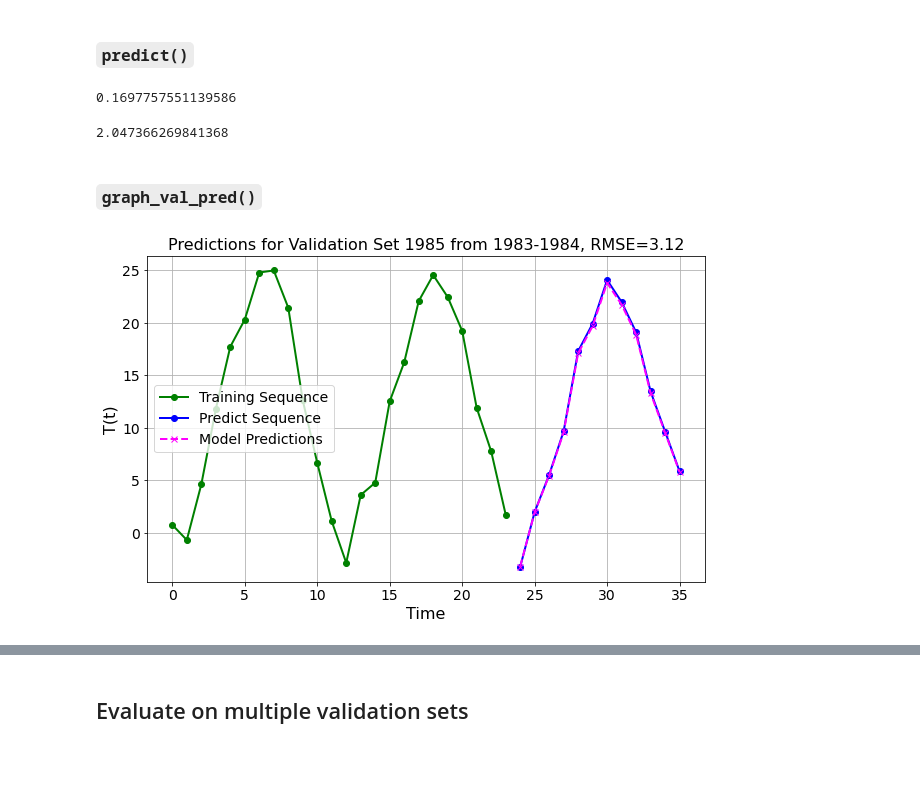
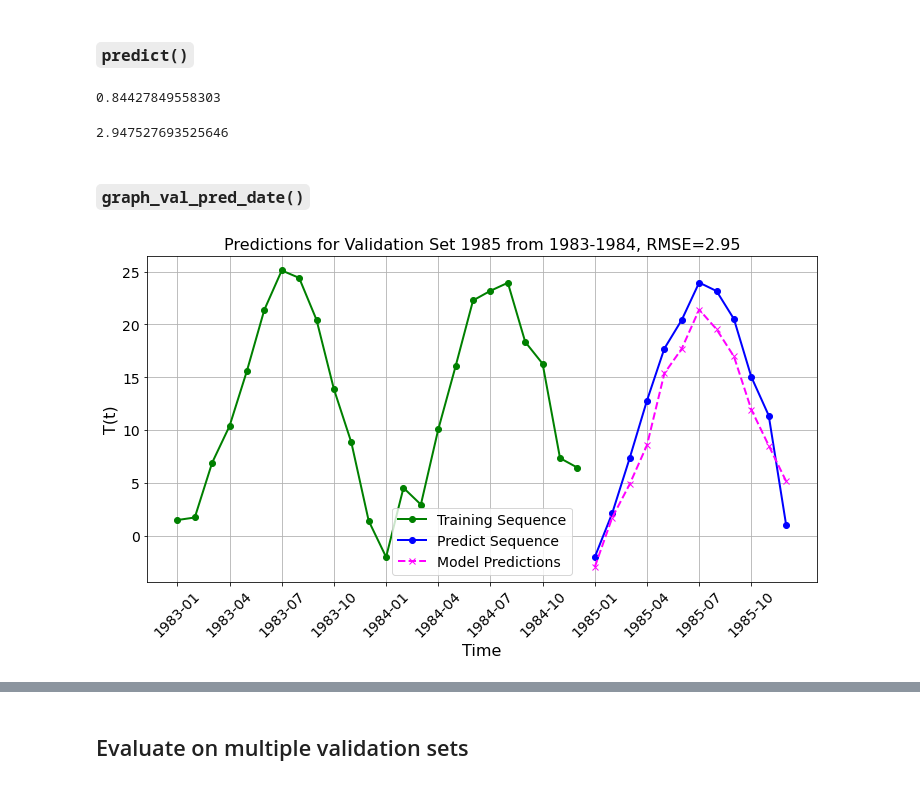
Before and after one commit to jrf343/RNN, a Jupyter notebook: Philly_Temp_RNN_testing_AP.ipynb, the cells around one changed output, grey strips where cells are left out. Cells and saved outputs as stored; diff of their text form; code cells hidden in the pictures; blank space fills up the shorter version.

```diff
--- a/Philly_Temp_RNN_testing_AP.ipynb
+++ b/Philly_Temp_RNN_testing_AP.ipynb
@@ -157,15 +159,14 @@ def make_RNN(X_inp, fcl_size, output_size, act_func="tanh"):
     from LossFunctions.SquaredError import SquaredError
 
     IL = InputLayer(X_inp)
-    FCLU = FullyConnectedLayer(X_inp.shape[1], fcl_size)
+    FCLU = FullyConnectedLayer(X_inp.shape[1], fcl_size, random=False, randstate=0)
     if act_func == "relu":
         ACT1 = ReLULayer()
     else:
         ACT1 = TanhLayer()
 
-    ACT1 = TanhLayer()
-    FCLW = FullyConnectedLayer(fcl_size, fcl_size,)
-    FCLV = FullyConnectedLayer(fcl_size, output_size)
+    FCLW = FullyConnectedLayer(fcl_size, fcl_size, random=False, randstate=1)
+    FCLV = FullyConnectedLayer(fcl_size, output_size, random=False, randstate=2)
     ACT2 = LinearLayer()
     SE = SquaredError()
 
@@ -314,6 +385,9 @@ plt.show()
 # %%
 lr = 0.0001
-num_epochs = 22
-rnn = make_RNN(X_inp = X, fcl_size=22, output_size=y.shape[0]) # Have to reinitialize
-training_results = train_RNN_inplace(rnn, X, y, learning_rate=lr, epochs=num_epochs)
-# training_results
+# num_epochs = 22
+rnn_tanh_1980_opt = make_RNN(X_inp = X, fcl_size=20, output_size=y.shape[0]) # Have to reinitialize
+
+print(f"Check weights consistent:")
+for fcl in ["FCLU", "FCLW", "FCLV"]:
+    print(f"{fcl}", rnn_tanh_1980_22e[fcl].getWeights()[:3, :3],)
+    print()
@@ -361,27 +468,29 @@ def predict(model, X_inp, y_inp):
 
     return y_pred, rmse
 # %%
-y_pred_train, rmse_train = predict(rnn, X, y)
+y_pred_train, rmse_train = predict(rnn_tanh_1980_opt, X, y)
 rmse_train
 # %% [output]
-0.1697757551139586
+0.84427849558303
 # %%
 X_val, y_val = train_test_split(df_slice_val, 24)
 
 y_pred_val, rmse_val = predict(rnn, X_val, y_val)
 rmse_val
 # %% [output]
-2.047366269841368
+2.947527693525646
 # %% [markdown]
-### `graph_val_pred()`
+### `graph_val_pred_date()`
 # %%
-def graph_val_pred(X_inp, y_inp, y_pred_inp, RMSE_inp, year_start):
-    fig, ax = plt.subplots(figsize=(10, 6))
-    t_vals_x = np.arange(len(X_inp))
-    t_vals_y = np.arange(len(X_inp), len(X_inp)+len(y_inp))
+def graph_val_pred_date(df_slice_inp, X_inp, y_inp, y_pred_inp, RMSE_inp, year_start):
+    fig, ax = plt.subplots(figsize=(12, 6))
+    # t_vals_x = np.arange(len(X_inp))
+    t_vals_x = df_slice_inp.iloc[:len(X_inp), :]["date"].dt.strftime('%Y-%m')
+    # t_vals_y = np.arange(len(X_inp), len(X_inp)+len(y_inp))
+    t_vals_y = df_slice_inp.iloc[len(X_inp):(len(X_inp)+len(y_inp)), :]["date"].dt.strftime('%Y-%m')
 
-    ax.plot(t_vals_x, X.flatten(), color="green", linestyle="solid", label="Training Sequence", linewidth=2, marker="o")
-    ax.plot(t_vals_y, y.flatten(), color="blue", linestyle="solid", label="Predict Sequence", linewidth=2, marker="o")
+    ax.plot(t_vals_x, X_inp.flatten(), color="green", linestyle="solid", label="Training Sequence", linewidth=2, marker="o")
+    ax.plot(t_vals_y, y_inp.flatten(), color="blue", linestyle="solid", label="Predict Sequence", linewidth=2, marker="o")
 
 
     ax.plot(t_vals_y, y_pred_inp.flatten(), color = "magenta", linestyle="dashed", label=f"Model Predictions", linewidth=2, marker="x")
@@ -391,14 +500,20 @@ def graph_val_pred(X_inp, y_inp, y_pred_inp, RMSE_inp, year_start):
     ax.set_ylabel("T(t)", fontsize=16)
     ax.set_title(f"Predictions for Validation Set {year_start+2} from {year_start}-{year_start+1}, RMSE={RMSE_inp:.2f}",
                 fontsize=16)
+    new_xticks = (df_slice_inp["date"].dt.strftime('%Y-%m')
+                  .iloc[list(range(0, len(df_slice_inp), 3))] # 3 month intervals
+    )
+    ax.set_xticks(new_xticks, rotation=45)
     ax.tick_params(axis="x", labelsize=14)
     ax.tick_params(axis="y", labelsize=14)
     ax.legend(fontsize=14)
     ax.grid()
-    # plt.show()
 
-    return fig
+    plt.xticks(rotation=45)
+    plt.show()
+
+    return fig, ax
 # %%
-foo = graph_val_pred(X_val, y_val, y_pred_val, rmse_val, 1983)
+fig_val, ax_val = graph_val_pred_date(df_slice_val, X_val, y_val, y_pred_val, rmse_val, 1983);
 # %% [output]
-[figure, old version]
+[figure, new version]
```
Also changed, not shown: parts of 39 cells of this notebook, 13 other files.
